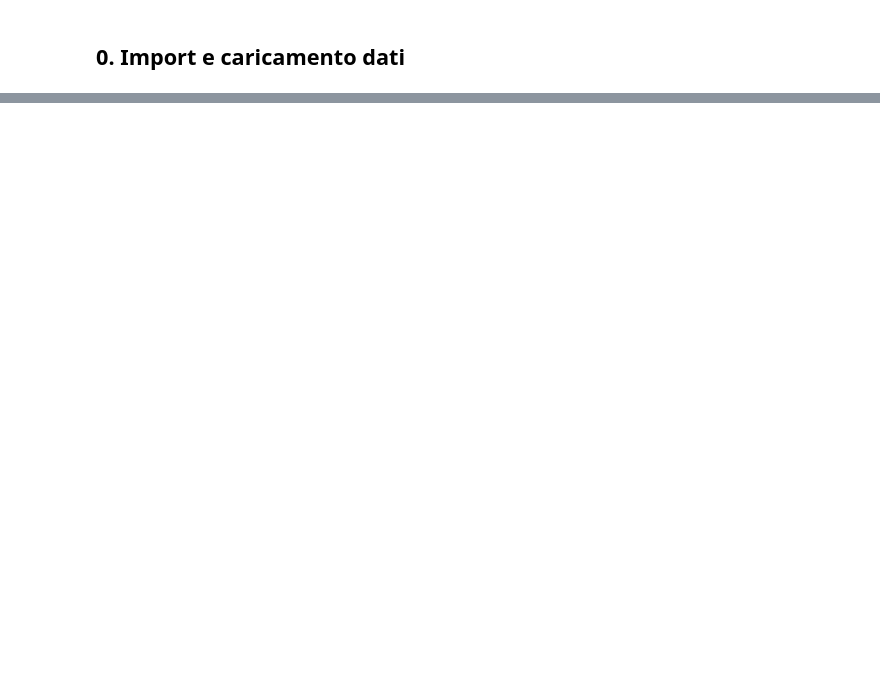
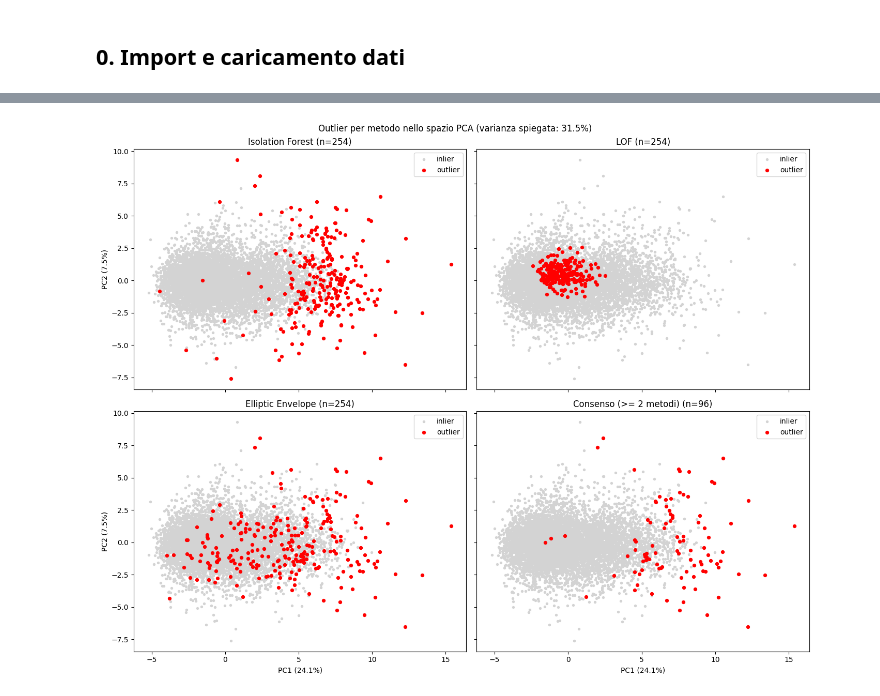
Before and after one commit to pietrogagliardi733/DATA-MINING-2-, a Jupyter notebook: OUTLIER_DETECTION/OUTLIER_DETECTION.ipynb, the cells around one changed output, grey strips where cells are left out. Saved outputs shown, nothing was run; the diff lists cells and outputs as text; code cells hidden in the pictures; blank space fills up the shorter version.

```diff
--- a/OUTLIER_DETECTION/OUTLIER_DETECTION.ipynb
+++ b/OUTLIER_DETECTION/OUTLIER_DETECTION.ipynb
@@ -360,0 +103,9 @@ Salvato.
+# %%
+# Elliptic Envelope (statistico, distanza di Mahalanobis robusta)
+clf_ee = EllipticEnvelope(contamination=CONTAMINATION, random_state=42, support_fraction=0.9)
+clf_ee.fit(X_scaled)
+scores_ee = clf_ee.decision_function(X_scaled)
+thr_ee = np.percentile(scores_ee, PCT)
+df['Score_EE'] = scores_ee
+df['Outlier_EE'] = (scores_ee <= thr_ee).astype(int)
+print('Elliptic Envelope, outlier trovati:', df['Outlier_EE'].sum())
@@ -360,0 +141,13 @@ Salvato.
+# %%
+df['Outlier_Votes'] = df[list(flag_cols.values())].sum(axis=1)
+df['Outlier_Confermato'] = (df['Outlier_Votes'] >= 2).astype(int)
+
+print('Distribuzione dei voti:')
+print(df['Outlier_Votes'].value_counts().sort_index().to_string())
+print(f"\nOutlier confermati (>= 2 metodi): {df['Outlier_Confermato'].sum()} "
+      f"({df['Outlier_Confermato'].mean()*100:.2f}% del dataset)")
+
+# Da quali coppie di metodi arriva il consenso
+conf = df[df['Outlier_Confermato'] == 1]
+print('\nComposizione del consenso:')
+print(conf.groupby(['Outlier_IForest', 'Outlier_LOF', 'Outlier_EE']).size().to_string())
@@ -360,0 +206,24 @@ Salvato.
+# %%
+pca = PCA(n_components=2, random_state=42)
+X_pca = pca.fit_transform(X_scaled)
+ev = pca.explained_variance_ratio_ * 100
+
+pannelli = dict(flag_cols)
+pannelli['Consenso (>= 2 metodi)'] = 'Outlier_Confermato'
+
+fig, axes = plt.subplots(2, 2, figsize=(14, 11), sharex=True, sharey=True)
+for ax, (nome, col) in zip(axes.ravel(), pannelli.items()):
+    m = (df[col] == 1).values
+    ax.scatter(X_pca[~m, 0], X_pca[~m, 1], c='lightgray', s=8, label='inlier')
+    ax.scatter(X_pca[m, 0], X_pca[m, 1], c='red', s=18, label='outlier')
+    ax.set_title(f'{nome} (n={m.sum()})')
+    ax.legend(loc='upper right')
+for ax in axes[1]:
+    ax.set_xlabel(f'PC1 ({ev[0]:.1f}%)')
+for ax in axes[:, 0]:
+    ax.set_ylabel(f'PC2 ({ev[1]:.1f}%)')
+fig.suptitle(f'Outlier per metodo nello spazio PCA (varianza spiegata: {ev.sum():.1f}%)')
+plt.tight_layout()
+plt.show()
+# %% [output]
+[figure, added]
```
Also changed, not shown: parts of 55 cells of this notebook, 1 other file.
